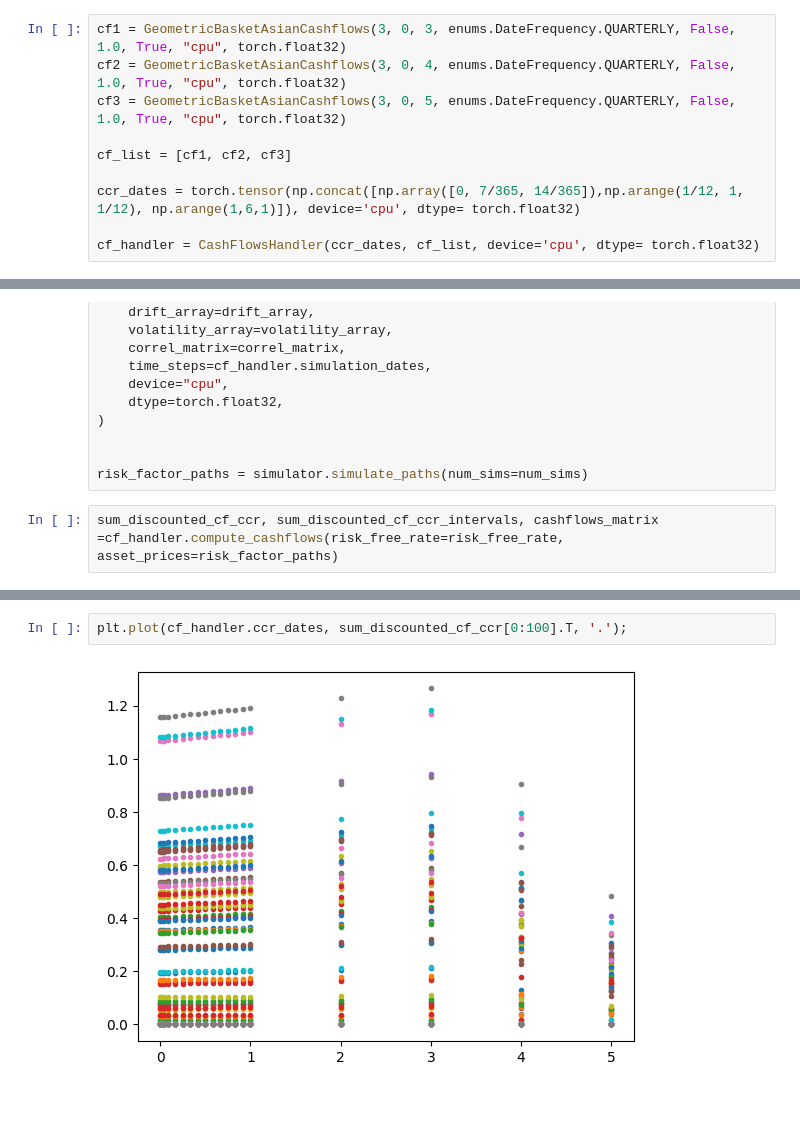
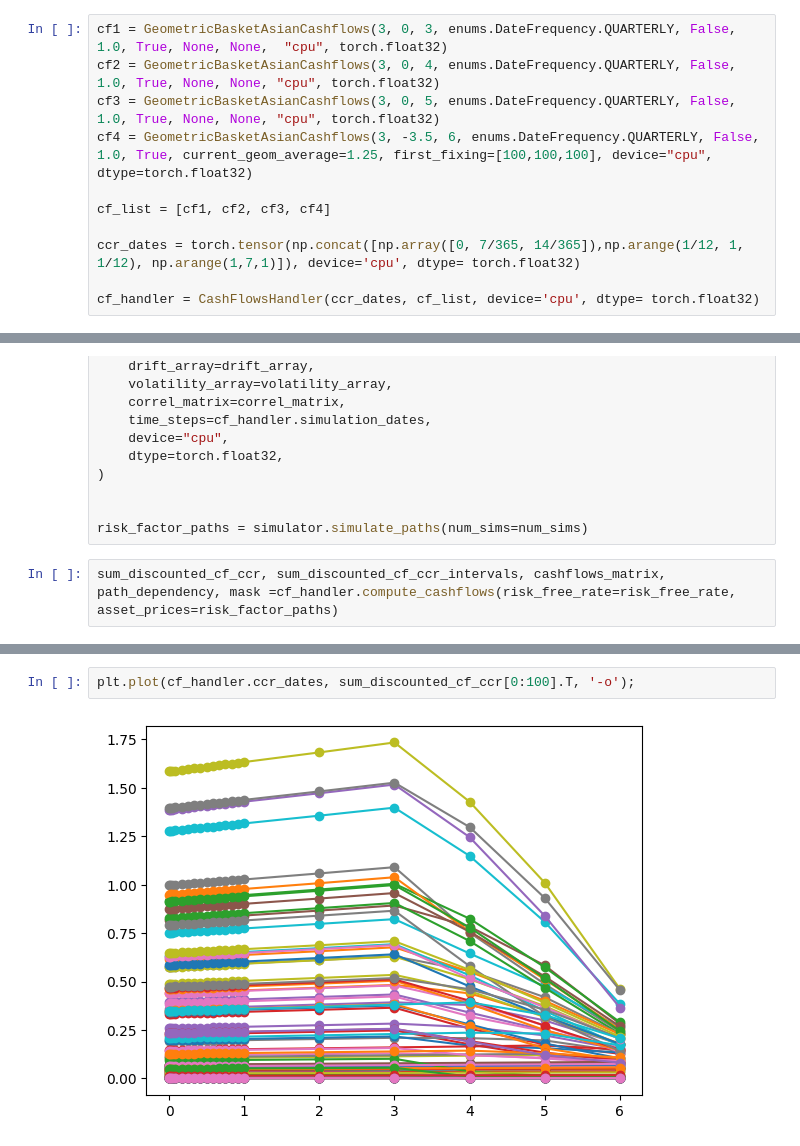
Before and after one commit to Lolillosky/PHD_CVA, a Jupyter notebook: NOTEBOOKS/PaperNotebooks/Model_tests.ipynb, the cells around one changed output, grey strips where cells are left out. Drawn from its saved outputs; the diff is of its cells as text; blank space fills up the shorter version.

```diff
--- a/NOTEBOOKS/PaperNotebooks/Model_tests.ipynb
+++ b/NOTEBOOKS/PaperNotebooks/Model_tests.ipynb
@@ -556,13 +556,14 @@ correl_matrix = [
     [0.10, -0.5, 1.0],
 ]
 # %%
-cf1 = GeometricBasketAsianCashflows(3, 0, 3, enums.DateFrequency.QUARTERLY, False, 1.0, True, "cpu", torch.float32)
-cf2 = GeometricBasketAsianCashflows(3, 0, 4, enums.DateFrequency.QUARTERLY, False, 1.0, True, "cpu", torch.float32)
-cf3 = GeometricBasketAsianCashflows(3, 0, 5, enums.DateFrequency.QUARTERLY, False, 1.0, True, "cpu", torch.float32)
+cf1 = GeometricBasketAsianCashflows(3, 0, 3, enums.DateFrequency.QUARTERLY, False, 1.0, True, None, None,  "cpu", torch.float32)
+cf2 = GeometricBasketAsianCashflows(3, 0, 4, enums.DateFrequency.QUARTERLY, False, 1.0, True, None, None, "cpu", torch.float32)
+cf3 = GeometricBasketAsianCashflows(3, 0, 5, enums.DateFrequency.QUARTERLY, False, 1.0, True, None, None, "cpu", torch.float32)
+cf4 = GeometricBasketAsianCashflows(3, -3.5, 6, enums.DateFrequency.QUARTERLY, False, 1.0, True, current_geom_average=1.25, first_fixing=[100,100,100], device="cpu", dtype=torch.float32)
 
-cf_list = [cf1, cf2, cf3]
+cf_list = [cf1, cf2, cf3, cf4]
 
-ccr_dates = torch.tensor(np.concat([np.array([0, 7/365, 14/365]),np.arange(1/12, 1, 1/12), np.arange(1,6,1)]), device='cpu', dtype= torch.float32)
+ccr_dates = torch.tensor(np.concat([np.array([0, 7/365, 14/365]),np.arange(1/12, 1, 1/12), np.arange(1,7,1)]), device='cpu', dtype= torch.float32)
 
 cf_handler = CashFlowsHandler(ccr_dates, cf_list, device='cpu', dtype= torch.float32)
 # %%
@@ -581,7 +582,7 @@ simulator = RiskFactorSimulator(
 
 risk_factor_paths = simulator.simulate_paths(num_sims=num_sims)
 # %%
-sum_discounted_cf_ccr, sum_discounted_cf_ccr_intervals, cashflows_matrix =cf_handler.compute_cashflows(risk_free_rate=risk_free_rate, asset_prices=risk_factor_paths)
+sum_discounted_cf_ccr, sum_discounted_cf_ccr_intervals, cashflows_matrix, path_dependency, mask =cf_handler.compute_cashflows(risk_free_rate=risk_free_rate, asset_prices=risk_factor_paths)
 # %%
 #plt.plot(cf_handler.ccr_dates, sum_discounted_cf_ccr_intervals[0:10].T)
 
@@ -595,4 +596,4 @@ plt.plot(cf_handler.ccr_dates, sum_discounted_cf_ccr_intervals[0:100].T, '.');
 # %%
-plt.plot(cf_handler.ccr_dates, sum_discounted_cf_ccr[0:100].T, '.');
+plt.plot(cf_handler.ccr_dates, sum_discounted_cf_ccr[0:100].T, '-o');
 # %% [output]
-[figure, old version]
+[figure, new version]
```
Also changed, not shown: parts of 3 cells of this notebook, 1 other file.
